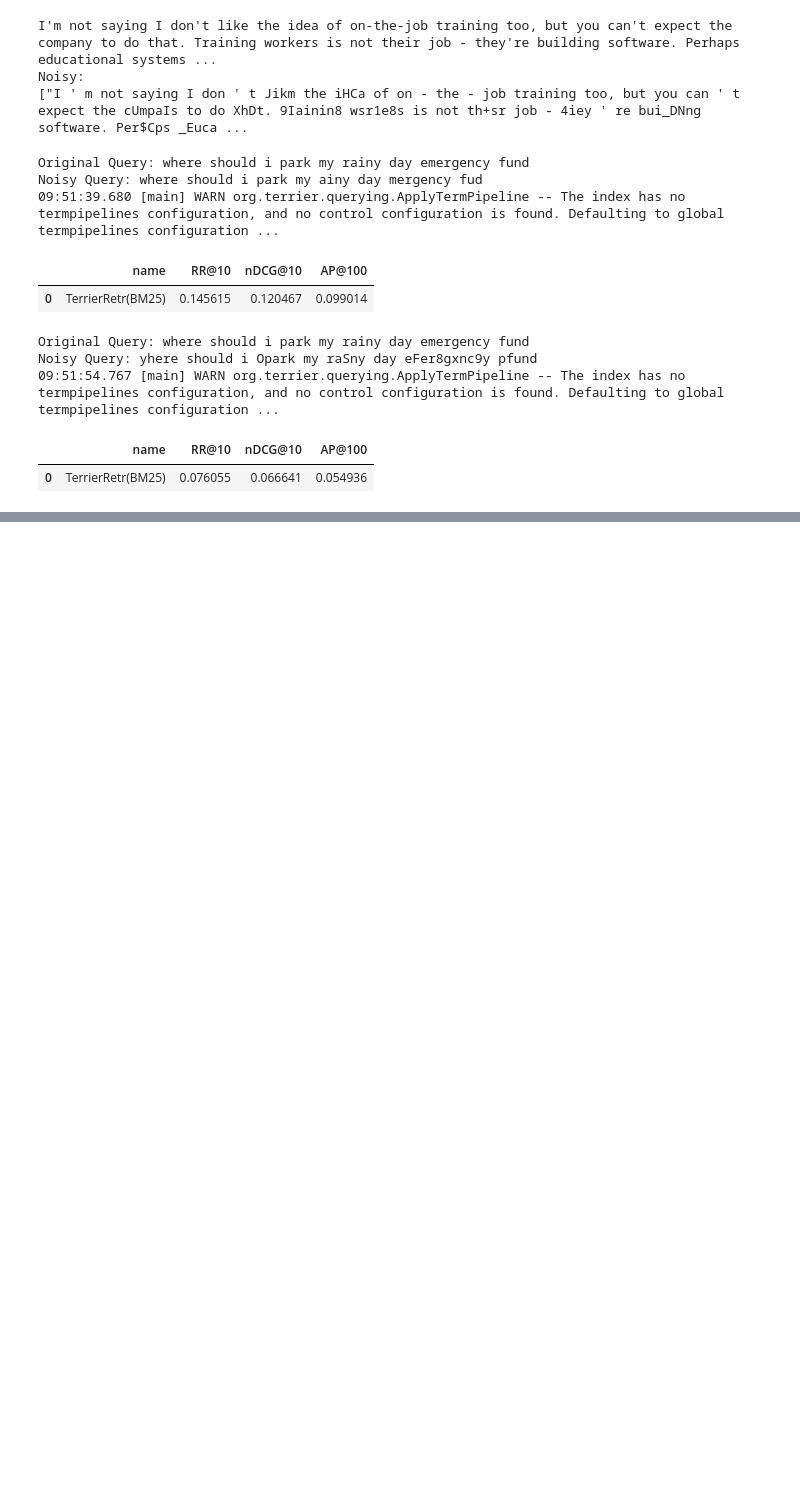
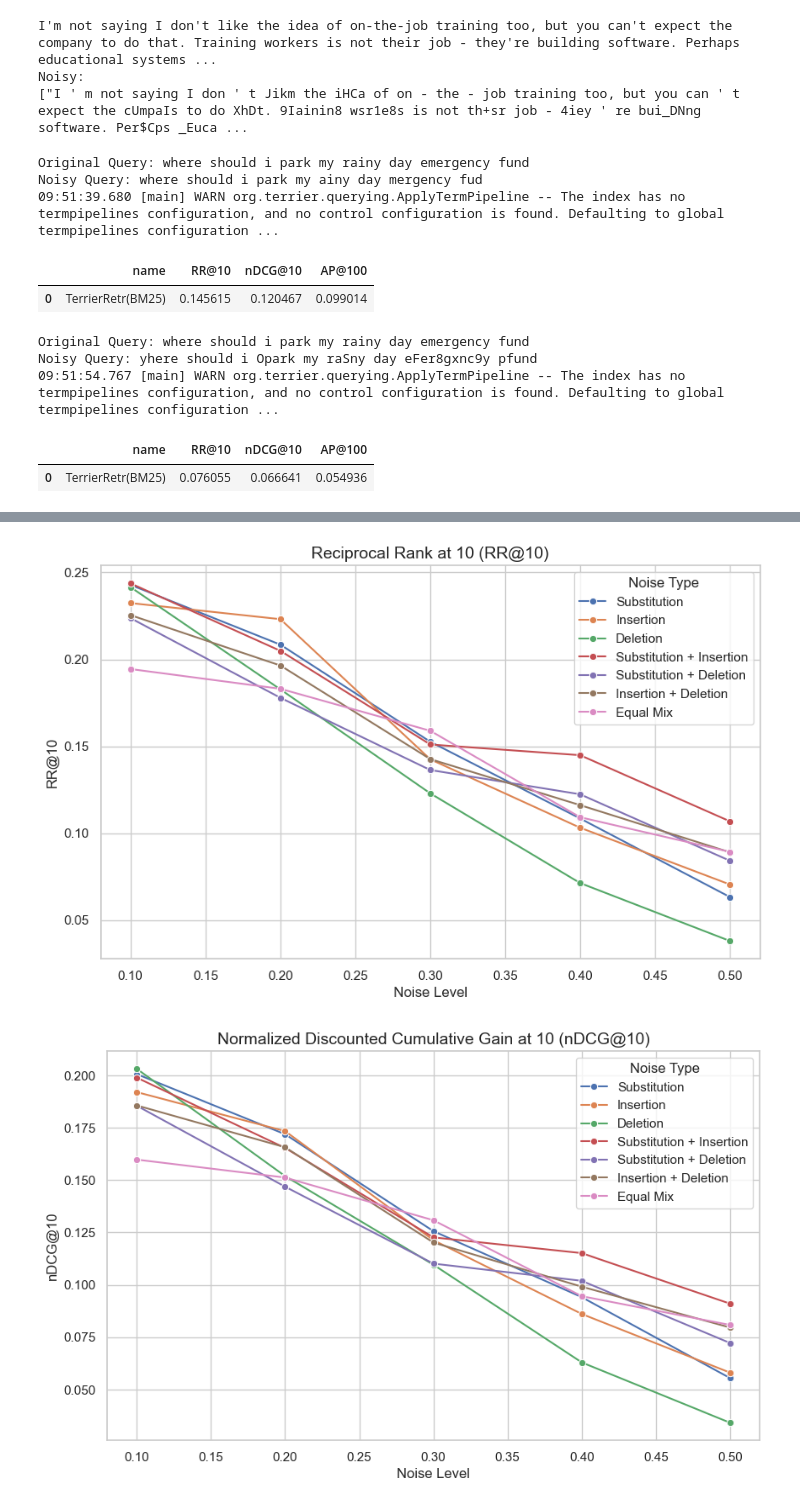
Before and after one commit to begumkoc/IR_Project, a Jupyter notebook: example.ipynb, the cells around one changed output, grey strips where cells are left out. Cells and saved outputs as stored; diff of their text form; code cells hidden in the pictures; blank space fills up the shorter version.

Commit message:
Mixing different noise types

```diff
--- a/example.ipynb
+++ b/example.ipynb
@@ -76,8 +76,9 @@ from pathlib import Path
 indexer = pt.IterDictIndexer(
     str(Path.cwd()),  # this will be ignored
     type=pt.index.IndexingType.MEMORY,
+    fields=["text"]
 )
-index_ref = indexer.index(dataset.get_corpus_iter(), fields=["text"])
+index_ref = indexer.index(dataset.get_corpus_iter())
 # %%
 # Add noise to the queries
 # Load the test dataset
@@ -167,0 +259,45 @@ Noisy Query: yhere should i Opark my raSny day eFer8gxnc9y pfund
+# %%
+import matplotlib.pyplot as plt
+import seaborn as sns
+
+def get_noise_label(row):
+    if row["sub_prob"] > 0 and row["ins_prob"] == 0 and row["del_prob"] == 0:
+        return "Substitution"
+    elif row["sub_prob"] == 0 and row["ins_prob"] > 0 and row["del_prob"] == 0:
+        return "Insertion"
+    elif row["sub_prob"] == 0 and row["ins_prob"] == 0 and row["del_prob"] > 0:
+        return "Deletion"
+    elif row["sub_prob"] > 0 and row["ins_prob"] > 0 and row["del_prob"] == 0:
+        return "Substitution + Insertion"
+    elif row["sub_prob"] > 0 and row["ins_prob"] == 0 and row["del_prob"] > 0:
+        return "Substitution + Deletion"
+    elif row["sub_prob"] == 0 and row["ins_prob"] > 0 and row["del_prob"] > 0:
+        return "Insertion + Deletion"
+    elif row["sub_prob"] == row["ins_prob"] == row["del_prob"] and row["sub_prob"] != 0 and row["ins_prob"] != 0 and row["del_prob"] != 0:
+        return "Equal Mix"
+
+final_results["Noise Type"] = final_results.apply(get_noise_label, axis=1)
+
+sns.set(style="whitegrid")
+
+def plot_metric(metric, title):
+    plt.figure(figsize=(10, 6))
+    sns.lineplot(
+        data=final_results,
+        x="noise_level",
+        y=metric,
+        hue="Noise Type",
+        marker="o"
+    )
+    plt.title(title, fontsize=14)
+    plt.xlabel("Noise Level", fontsize=12)
+    plt.ylabel(metric, fontsize=12)
+    plt.legend(title="Noise Type")
+    plt.show()
+
+plot_metric("RR@10", "Reciprocal Rank at 10 (RR@10)")
+plot_metric("nDCG@10", "Normalized Discounted Cumulative Gain at 10 (nDCG@10)")
+plot_metric("AP@100", "Average Precision at 100 (AP@100)")
+# %% [output]
+[figure, added]
+[figure, added]
```
Also changed, not shown: parts of 3 cells of this notebook.
